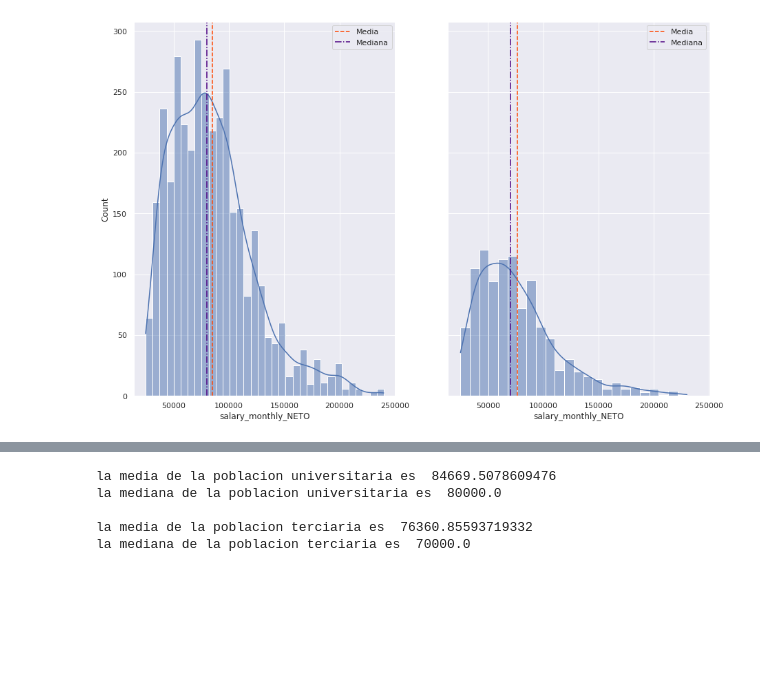
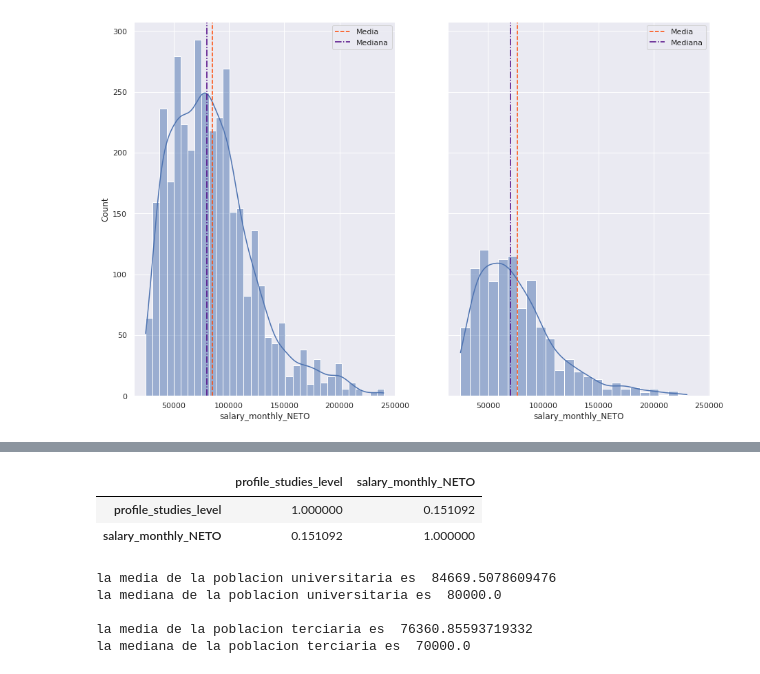
Before and after one commit to eliasexequiel/diplodatos, a Jupyter notebook: Avances/tp1_ej2_wolfmann.ipynb, the cells around one changed output, grey strips where cells are left out. Saved outputs shown, nothing was run; the diff lists cells and outputs as text; code cells hidden in the pictures; blank space fills up the shorter version.

```diff
--- a/Avances/tp1_ej2_wolfmann.ipynb
+++ b/Avances/tp1_ej2_wolfmann.ipynb
@@ -174,3 +189,10 @@ fig.show()
+# %%
+df_corr=df_main_inliers[['profile_studies_level','salary_monthly_NETO']]
+df_corr.corr()
+# %% [output]
+|  | profile_studies_level | salary_monthly_NETO |
+| profile_studies_level | 1.000000 | 0.151092 |
+| salary_monthly_NETO | 0.151092 | 1.000000 |
 # %%
 print('la media de la poblacion universitaria es ',sub_df_univ['salary_monthly_NETO'].mean())
 print('la mediana de la poblacion universitaria es ',sub_df_univ['salary_monthly_NETO'].median())
```
Also changed, not shown: parts of 8 cells of this notebook, 1 other file.
